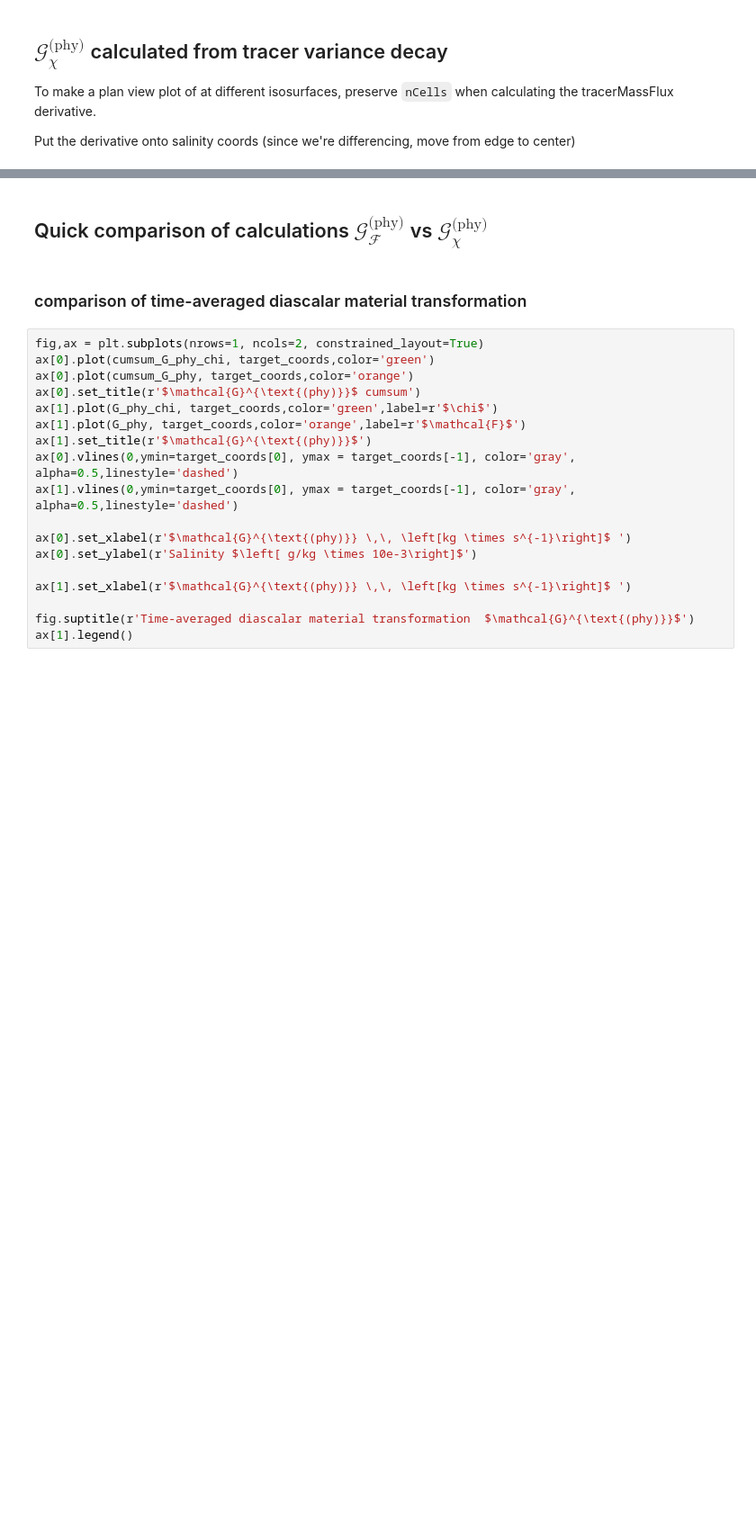
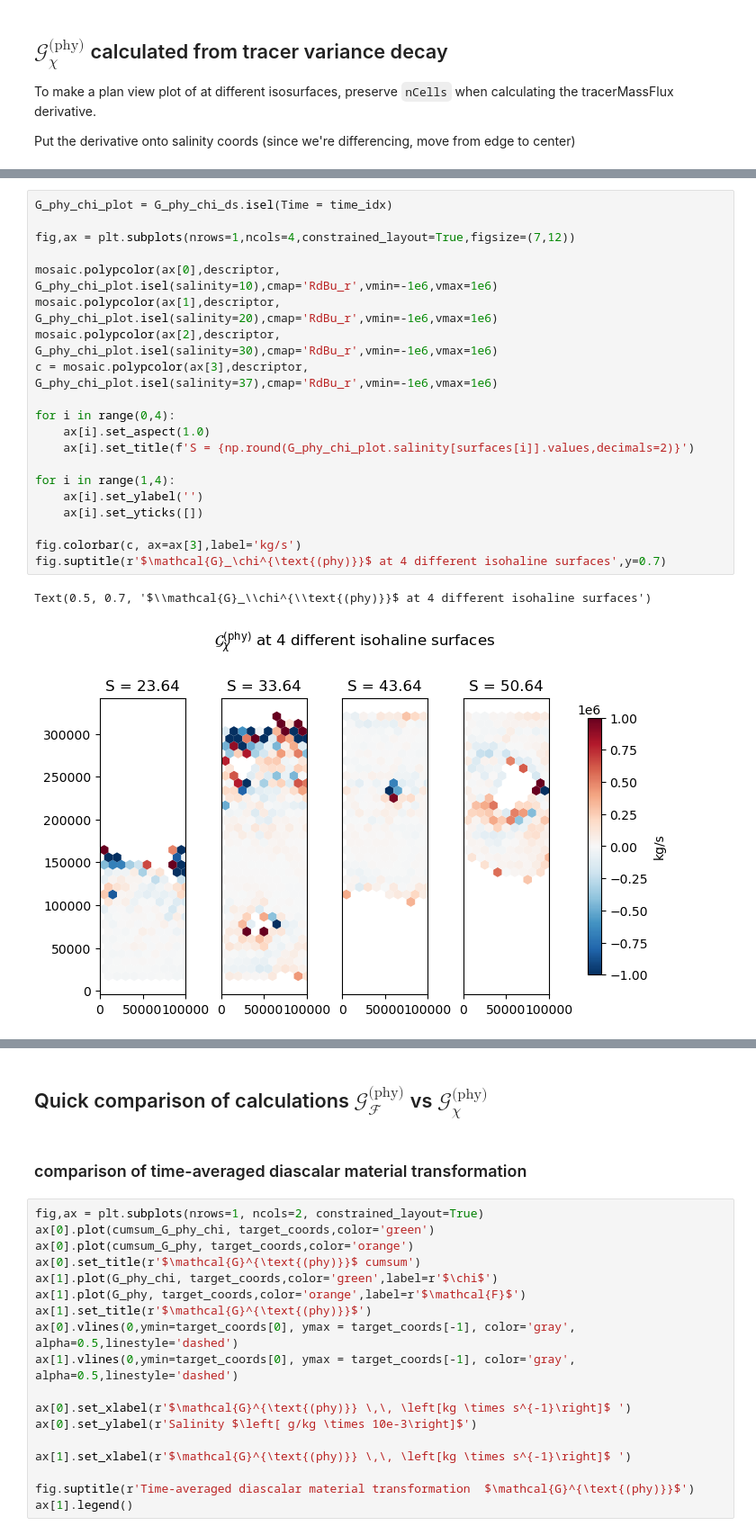
Before and after one commit to kailauyeda/WMT_DVD, a Jupyter notebook: bichan/analysis/preliminary_analysis.ipynb, the cells around one changed output, grey strips where cells are left out. Shown at 90% size. Saved outputs shown, nothing was run; the diff lists cells and outputs as text; blank space fills up the shorter version.

```diff
--- a/bichan/analysis/preliminary_analysis.ipynb
+++ b/bichan/analysis/preliminary_analysis.ipynb
@@ -563,0 +530,23 @@ Text(0.5, 0.63, '$\\mathcal{G}^{\\text{(phy)}}$ at 4 different isohaline surface
+# %%
+G_phy_chi_plot = G_phy_chi_ds.isel(Time = time_idx)
+
+fig,ax = plt.subplots(nrows=1,ncols=4,constrained_layout=True,figsize=(7,12))
+
+mosaic.polypcolor(ax[0],descriptor, G_phy_chi_plot.isel(salinity=10),cmap='RdBu_r',vmin=-1e6,vmax=1e6)
+mosaic.polypcolor(ax[1],descriptor, G_phy_chi_plot.isel(salinity=20),cmap='RdBu_r',vmin=-1e6,vmax=1e6)
+mosaic.polypcolor(ax[2],descriptor, G_phy_chi_plot.isel(salinity=30),cmap='RdBu_r',vmin=-1e6,vmax=1e6)
+c = mosaic.polypcolor(ax[3],descriptor, G_phy_chi_plot.isel(salinity=37),cmap='RdBu_r',vmin=-1e6,vmax=1e6)
+
+for i in range(0,4):
+    ax[i].set_aspect(1.0)
+    ax[i].set_title(f'S = {np.round(G_phy_chi_plot.salinity[surfaces[i]].values,decimals=2)}')
+
+for i in range(1,4):
+    ax[i].set_ylabel('')
+    ax[i].set_yticks([])
+
+fig.colorbar(c, ax=ax[3],label='kg/s')
+fig.suptitle(r'$\mathcal{G}_\chi^{\text{(phy)}}$ at 4 different isohaline surfaces',y=0.7)
+# %% [output]
+Text(0.5, 0.7, '$\\mathcal{G}_\\chi^{\\text{(phy)}}$ at 4 different isohaline surfaces')
+[figure, added]
```
Also changed, not shown: parts of 15 cells of this notebook.
